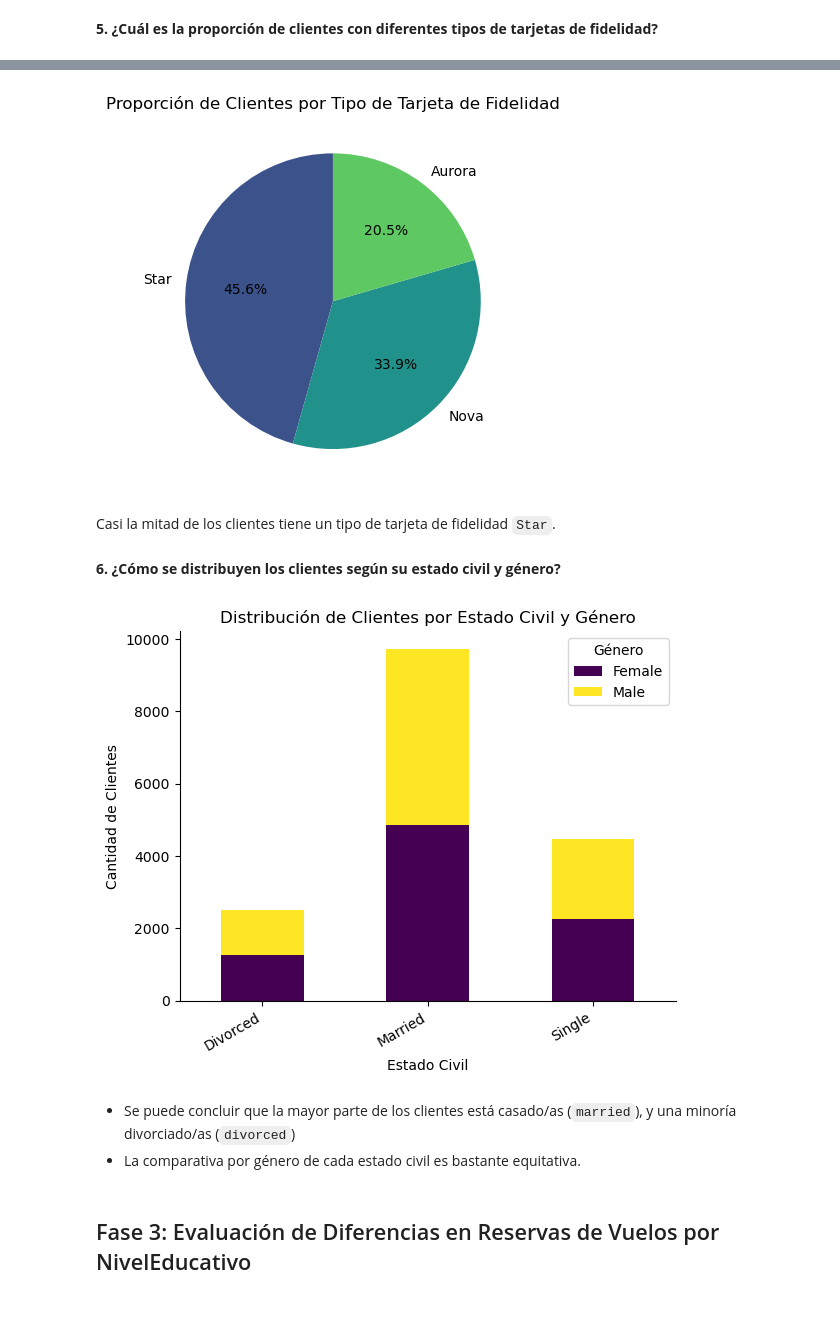
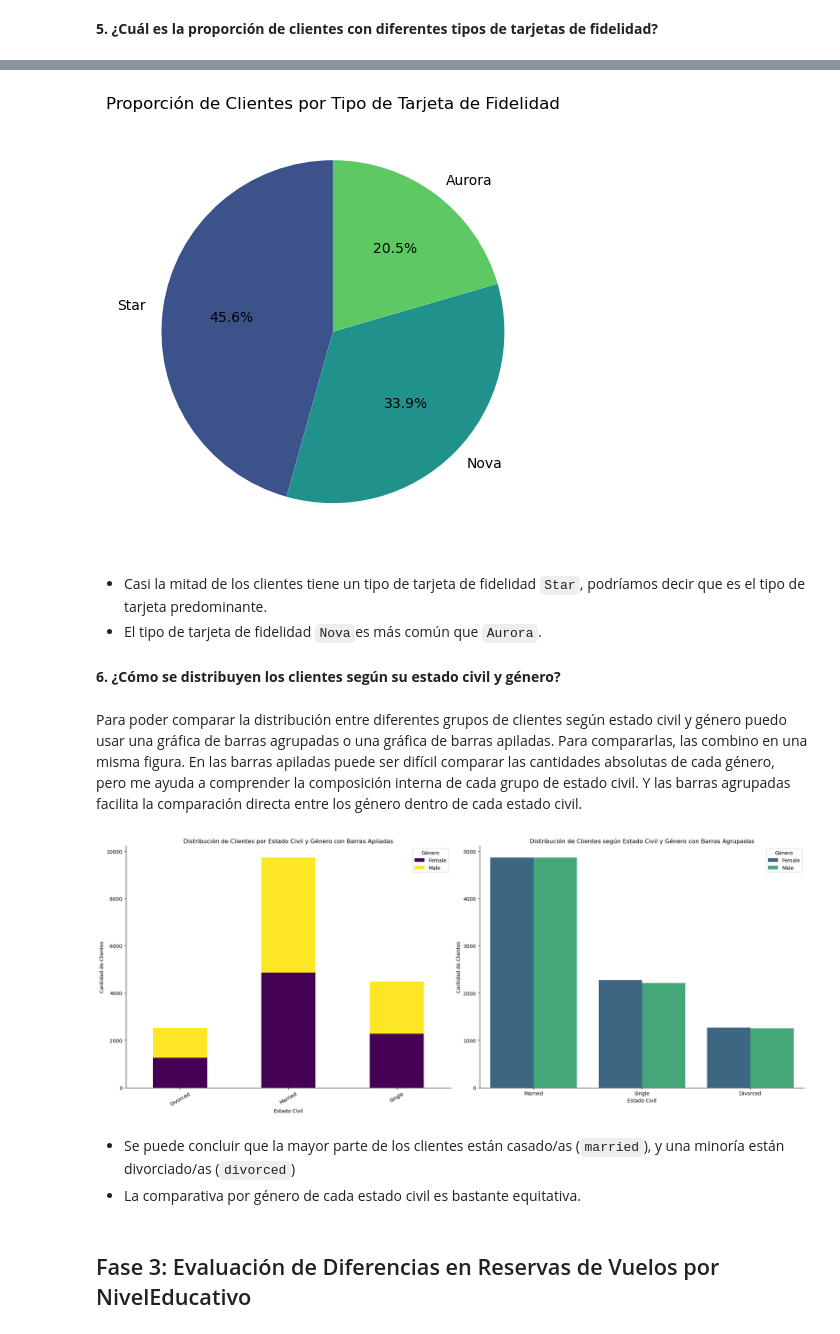
Before and after one commit to Adalab/bda-modulo-3-evaluacion-final-eaguilag, a Jupyter notebook: bda-modulo-2-evaluacion-final-promo-angela-elena-aguila.ipynb, the cells around one changed output, grey strips where cells are left out. Cells and saved outputs as stored; diff of their text form; code cells hidden in the pictures.

```diff
--- a/bda-modulo-2-evaluacion-final-promo-angela-elena-aguila.ipynb
+++ b/bda-modulo-2-evaluacion-final-promo-angela-elena-aguila.ipynb
@@ -392,3 +392,7 @@ df_cleaned.rename(columns={"salary_iterative": "salary"}, inplace=True)
 df_cleaned.to_csv("customer-data.csv",index=False)
 # %% [markdown]
 ## Fase 2: Visualización
+# %%
+# Cargo el DataFrame limpio para no tener que ejecutar las celdas anteriores
+df_cleaned = pd.read_csv("customer-data.csv")
+df_cleaned.sample()
@@ -521,56 +537,79 @@ Para visualizar la proporción de clientes con diferentes tipo de tarajetas de f
 # %%
 # Elimino duplicados basados en loyalty_number para contar clientes unicos
-unique_customers = df_cleaned.drop_duplicates(subset='loyalty_number')
+df_unique_customers = df_cleaned.drop_duplicates(subset="loyalty_number")
 
 # Cuento la cantidad de clientes unicos por cada tipo de tarjeta de fidelidad
-loyalty_card_counts = unique_customers['loyalty_card'].value_counts()
+loyalty_card_counts = df_unique_customers["loyalty_card"].value_counts()
 
-# Crear la gráfica de pastel
+# Creo la grafica de pastel
 plt.pie(loyalty_card_counts,
         labels=loyalty_card_counts.index,
-        autopct='%1.1f%%',
+        autopct="%1.1f%%",
         startangle=90,
-        colors=sns.color_palette('viridis', len(loyalty_card_counts)))
+        colors=sns.color_palette("viridis", len(loyalty_card_counts)))
 
 # Pongo titulo a la grafica
-plt.title('Proporción de Clientes por Tipo de Tarjeta de Fidelidad')
+plt.title("Proporción de Clientes por Tipo de Tarjeta de Fidelidad")
 
 # Muestro la grafica
+plt.tight_layout()
 plt.show()
 # %% [output]
-[figure, old version]
+[figure, new version]
 # %% [markdown]
-Casi la mitad de los clientes tiene un tipo de tarjeta de fidelidad `Star`.
+- Casi la mitad de los clientes tiene un tipo de tarjeta de fidelidad `Star`, podríamos decir que es el tipo de tarjeta predominante.
+- El tipo de tarjeta de fidelidad `Nova`es más común que `Aurora`.
 # %% [markdown]
 **6. ¿Cómo se distribuyen los clientes según su estado civil y género?**
+# %% [markdown]
+Para poder comparar la distribución entre diferentes grupos de clientes según estado civil y género puedo usar una gráfica de barras agrupadas o una gráfica de barras apiladas. Para compararlas, las combino en una misma figura. En las barras apiladas puede ser difícil comparar las cantidades absolutas de cada género, pero me ayuda a comprender la composición interna de cada grupo de estado civil. Y las barras agrupadas facilita la comparación directa entre los género dentro de cada estado civil.
 # %%
 # Elimino duplicados basados en loyalty_number para contar clientes unicos
-unique_customers = df_cleaned.drop_duplicates(subset='loyalty_number')
+df_unique_customers = df_cleaned.drop_duplicates(subset="loyalty_number")
 
-# Cuento la cantidad de clientes unicos por estado civil y género
-customer_distribution = unique_customers.groupby(['marital_status', 'gender']).size().unstack()
+# Creo una figura con dos subplots
+fig, axes = plt.subplots(1, 2, figsize=(20, 8))
 
-# Crear la gráfica de barras apiladas
-customer_distribution.plot(kind='bar',
+# Creo la grafica de barras apiladas
+customer_distribution = df_unique_customers.groupby(["marital_status", "gender"]).size().unstack()
+customer_distribution.plot(kind="bar",
                            stacked=True,
-                           colormap='viridis')
+                           colormap="viridis",
+                           ax=axes[0])
 
-# Cambio el nombre de los ejes, los giro, pongo titulo a la grafica y a la leyenda
-plt.title('Distribución de Clientes por Estado Civil y Género')
-plt.xlabel('Estado Civil')
-plt.ylabel('Cantidad de Clientes')
-plt.legend(title='Género')
-plt.xticks(rotation=30, ha="right")
+# Cambio el nombre de los ejes, los giro y pongo titulo a la grafica
+axes[0].set_title("Distribución de Clientes por Estado Civil y Género con Barras Apiladas")
+axes[0].set_xlabel("Estado Civil")
+axes[0].set_ylabel("Cantidad de Clientes")
+axes[0].legend(title="Género")
+axes[0].tick_params(axis="x", rotation=30)
 # Quito la linea de arriba y de la derecha
-plt.gca().spines["right"].set_visible(False)
-plt.gca().spines["top"].set_visible(False)
+axes[0].spines["right"].set_visible(False)
+axes[0].spines["top"].set_visible(False)
+
+# Creo la grafico de barras agrupadas
+sns.countplot(data=df_unique_customers,
+              x="marital_status",
+              hue="gender",
+              palette=sns.color_palette("viridis", n_colors=df_unique_customers["gender"].nunique()),
+              ax=axes[1])
+
+# Cambio el nombre de los ejes, los giro y pongo titulo a la grafica
+axes[1].set_title("Distribución de Clientes según Estado Civil y Género con Barras Agrupadas")
+axes[1].set_xlabel("Estado Civil")
+axes[1].set_ylabel("Cantidad de Clientes")
+axes[1].legend(title="Género")
+# Quito la linea de arriba y de la derecha
+axes[1].spines["right"].set_visible(False)
+axes[1].spines["top"].set_visible(False)
 
 # Muestro la grafica
+plt.tight_layout()
 plt.show()
 # %% [output]
-[figure, old version]
+[figure, new version]
 # %% [markdown]
-- Se puede concluir que la mayor parte de los clientes está casado/as (`married`), y una minoría divorciado/as (`divorced`)
+- Se puede concluir que la mayor parte de los clientes están casado/as (`married`), y una minoría están divorciado/as (`divorced`)
 - La comparativa por género de cada estado civil es bastante equitativa.
 # %% [markdown]
 ## Fase 3: Evaluación de Diferencias en Reservas de Vuelos por NivelEducativo
```
Also changed, not shown: parts of 14 cells of this notebook.
